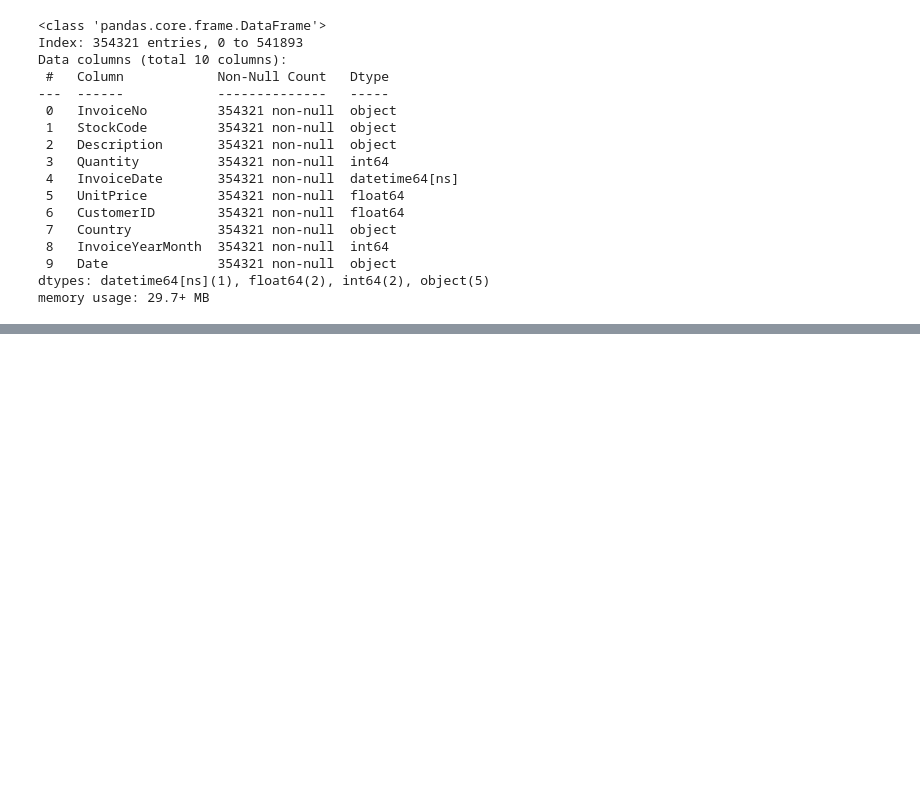
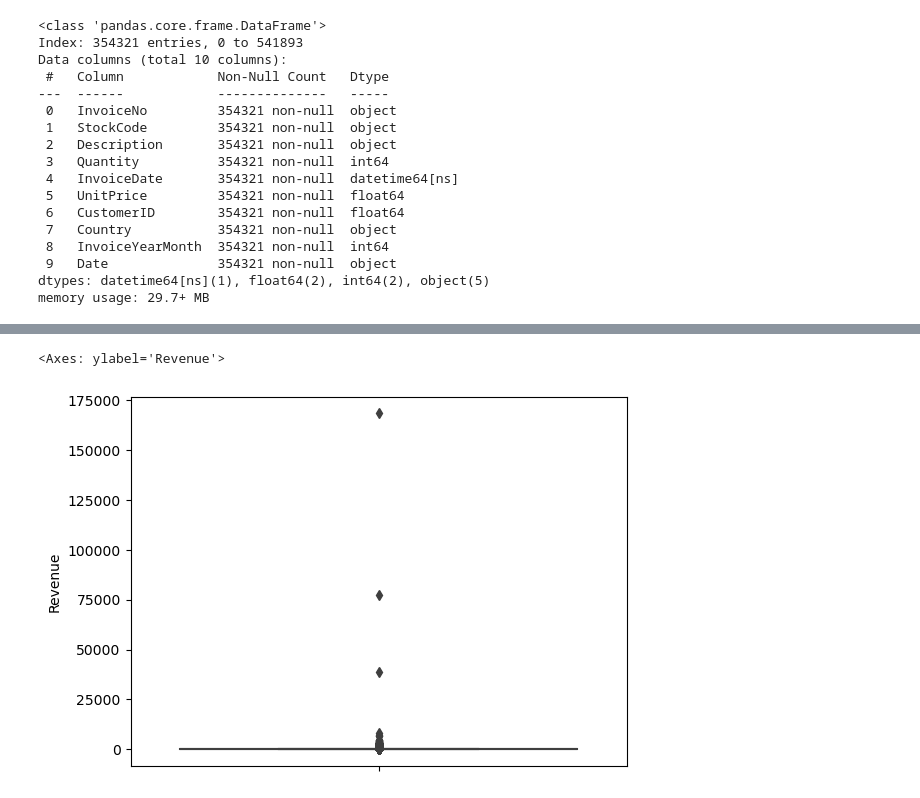
Before and after one commit to hmtalha786/Book-Recommendation-System, a Jupyter notebook: Code.ipynb, the cells around one changed output, grey strips where cells are left out. Drawn from its saved outputs; the diff is of its cells as text; code cells hidden in the pictures; blank space fills up the shorter version.

```diff
--- a/Code.ipynb
+++ b/Code.ipynb
@@ -204,0 +250,10 @@ memory usage: 29.7+ MB
+# %%
+# Calculating Revenue
+# Revenue = Order Count * Average Revenue per Order
+
+df['Revenue'] = df['Quantity']*df['UnitPrice']
+# %%
+sns.boxplot(y=df['Revenue'])
+# %% [output]
+<Axes: ylabel='Revenue'>
+[figure, added]
```
Also changed, not shown: parts of 10 cells of this notebook.
